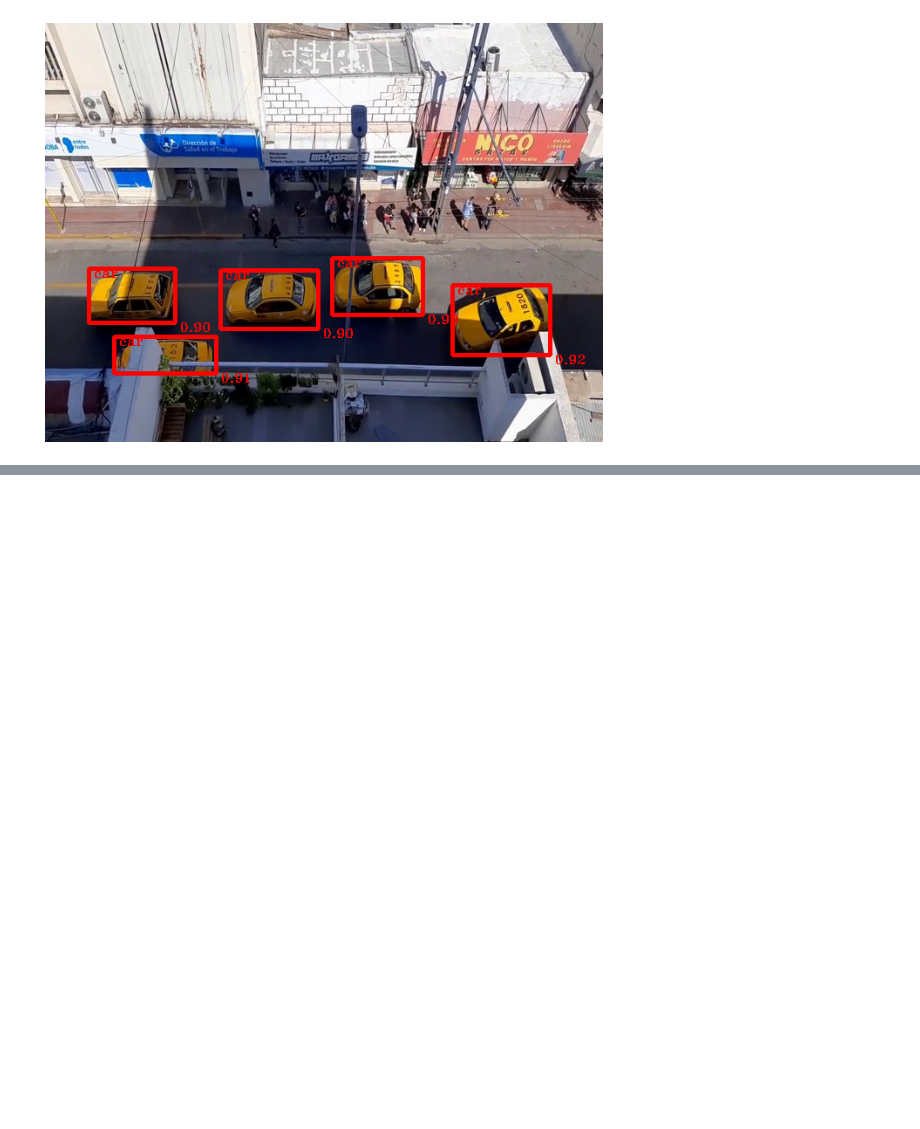
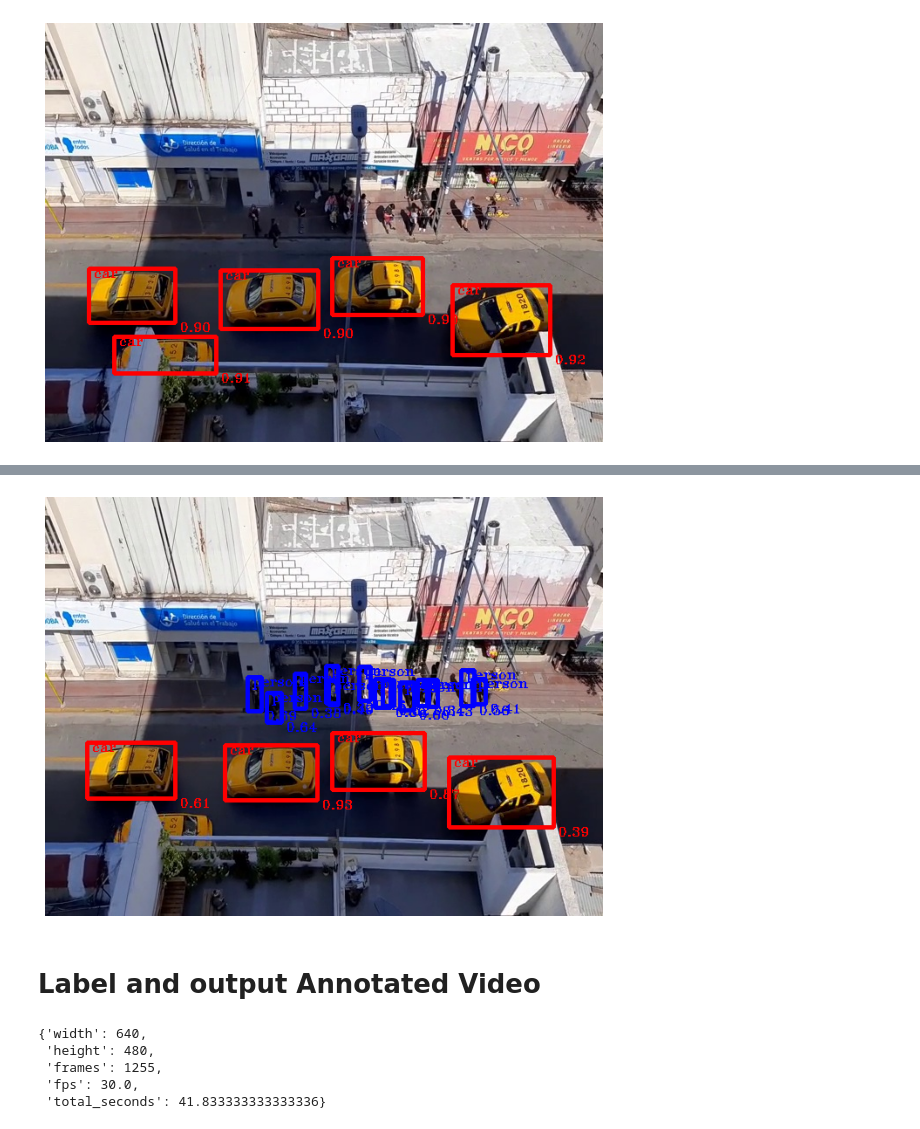
Before and after one commit to MaxiUlibarrie/cars-cv, a Jupyter notebook: notebooks/Experiments.ipynb, the cells around one changed output, grey strips where cells are left out. Drawn from its saved outputs; the diff is of its cells as text; code cells hidden in the pictures; blank space fills up the shorter version.

```diff
--- a/notebooks/Experiments.ipynb
+++ b/notebooks/Experiments.ipynb
@@ -185,0 +203,2 @@ show_img_predictions(img_test, results, 0.5)
+# %%
+model_std = torch.hub.load('ultralytics/yolov5', 'yolov5l')
@@ -185,0 +213,12 @@ show_img_predictions(img_test, results, 0.5)
+# %%
+def predict_as_df_std(img, conf_thres):
+    results = model_std(img)
+    df = results.pandas().xyxy[0]
+    df = df[df["name"].isin(list(classes.values()))]
+    df = df[df['confidence'] >= conf_thres]
+    return df
+# %%
+img_test = "train/frame_0200.jpeg"
+# %%
+predictions_std = predict_as_df_std(img_test, 0.3)
+predictions_std
@@ -185,0 +244,15 @@ show_img_predictions(img_test, results, 0.5)
+# %%
+show_img_predictions(img_test, predictions_std)
+# %% [output]
+[figure, added]
+# %% [markdown]
+# Label and output Annotated Video
+# %%
+basic_info_exp = get_basic_info(VIDEO_PATH_EXP)
+basic_info_exp
+# %% [output]
+{'width': 640,
+ 'height': 480,
+ 'frames': 1255,
+ 'fps': 30.0,
+ 'total_seconds': 41.833333333333336}
```
Also changed, not shown: parts of 19 cells of this notebook, 8 other files.
